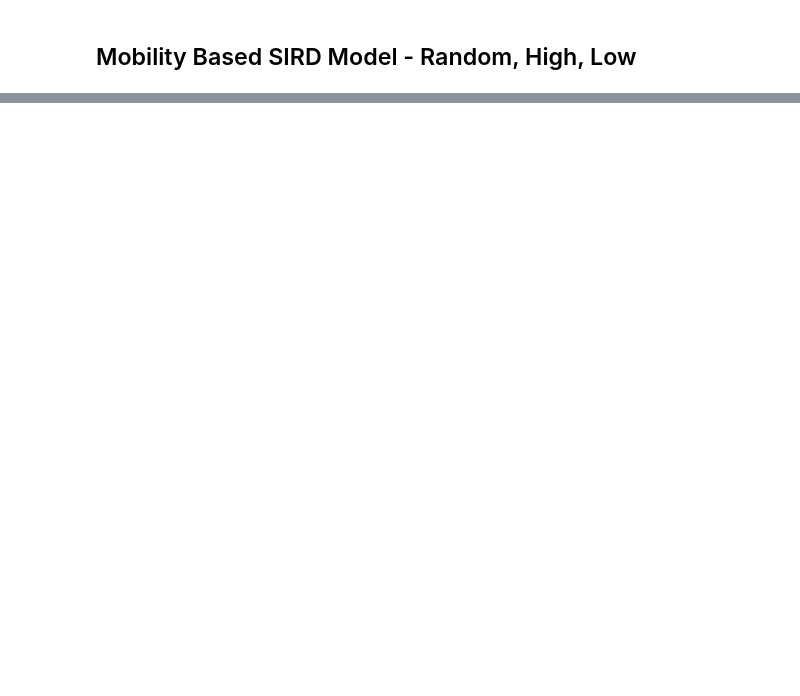
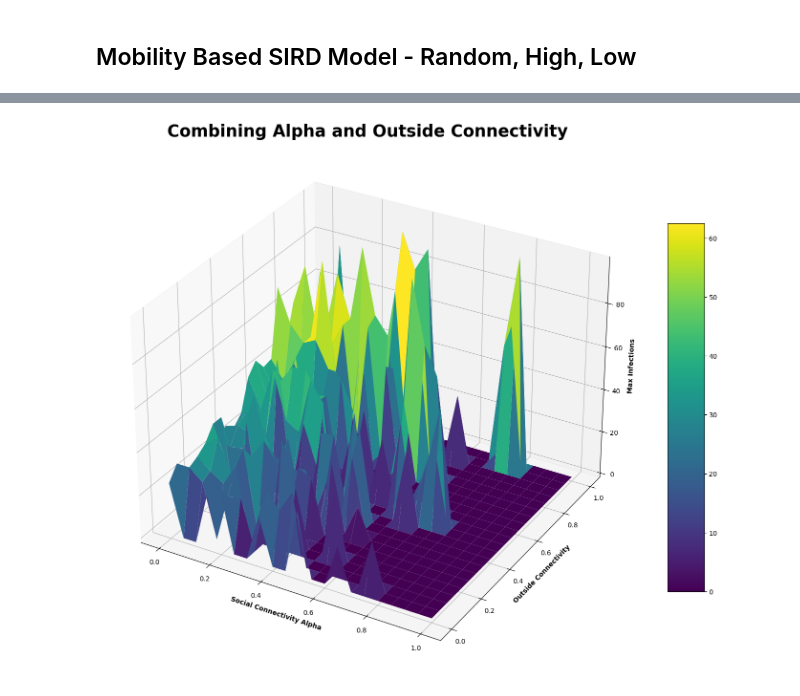
Before and after one commit to Virmani12/02712-Final-Project, a Jupyter notebook: SIRD_simulations.ipynb, the cells around one changed output, grey strips where cells are left out. Saved outputs shown, nothing was run; the diff lists cells and outputs as text; code cells hidden in the pictures; blank space fills up the shorter version.

```diff
--- a/SIRD_simulations.ipynb
+++ b/SIRD_simulations.ipynb
@@ -204,0 +258,43 @@ sir_plotting(dynamic_alpha_results.items(), type)
+# %%
+def plotting_dynamic_alpha_connectivity(alpha_range, outside_connectivity, max_infections):
+    x, y = np.meshgrid(alpha_range, outside_connectivity[::-1])
+    font_bold = FontProperties(weight="bold")
+
+    z = []
+    for i in range(len(outside_connectivity)):
+        miniList = []
+        for j in range(len(alpha_range)):
+            miniList.append(max_infections.pop(0))
+        z.append(miniList)
+    z = np.array(z)
+
+    fig = plt.figure(figsize = (18, 20))
+    ax = fig.add_subplot(111, projection='3d')
+    surface = ax.plot_surface(x, y, z, cmap='viridis')
+    fig.colorbar(surface, ax=ax, shrink=0.5, aspect=10)
+
+    ax.set_xlabel('Social Connectivity Alpha', fontproperties=font_bold)
+    ax.set_ylabel('Outside Connectivity', fontproperties=font_bold)
+    ax.set_zlabel('Max Infections', fontproperties=font_bold)
+    ax.set_title('Combining Alpha and Outside Connectivity', fontproperties=font_bold, fontsize=25)
+
+    plt.show()
+# %%
+beta = 0.3 # rate of infection *CHANGE LATER MAYBE*
+mu = 0.1 # rate of recovery *CHANGE LATER MAYBE*
+delta_c = 0.004 # rate of death from COVID for Estonia
+delta_g = 0.014 # general death rate in Estonia
+birth_rate = 0.009
+N = 100000
+n_locations=50
+days = 100
+alphas = np.arange(0,1.05,0.05)
+outside_connectivity = np.arange(0,1.05,0.05)
+trials=5
+type = "Random"
+threshold = 0.1
+
+max_infections = dynamic_alpha_connectivity(beta, mu, N, n_locations, days, alphas, trials, delta_c, delta_g, birth_rate, outside_connectivity)
+plotting_dynamic_alpha_connectivity(alphas, outside_connectivity, max_infections)
+# %% [output]
+[figure, added]
```
Also changed, not shown: parts of 8 cells of this notebook, 3 other files.
